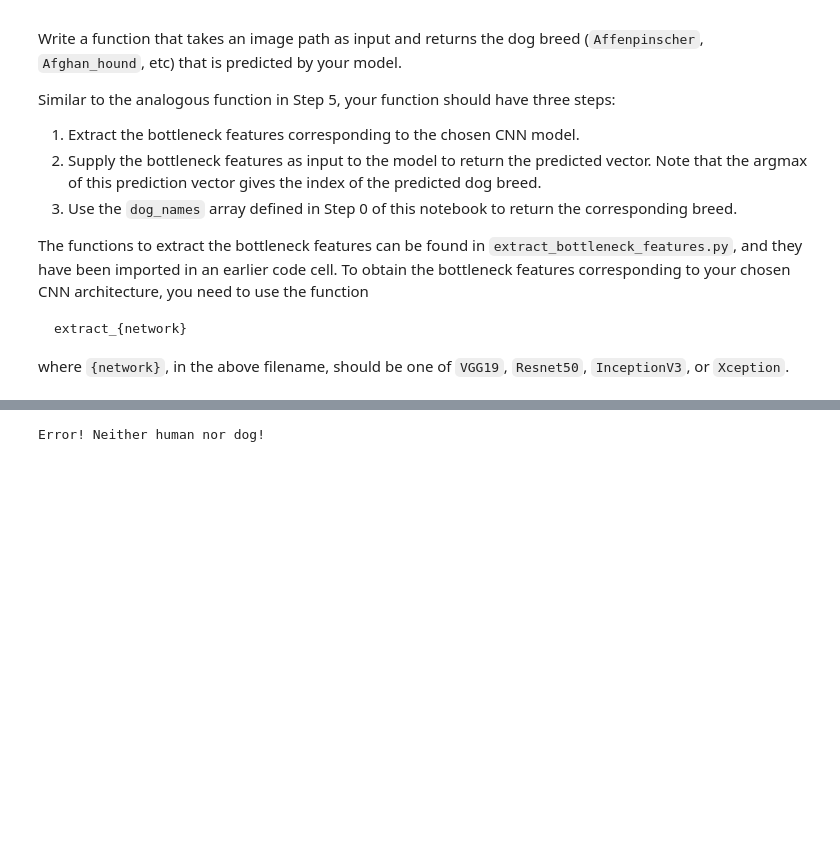
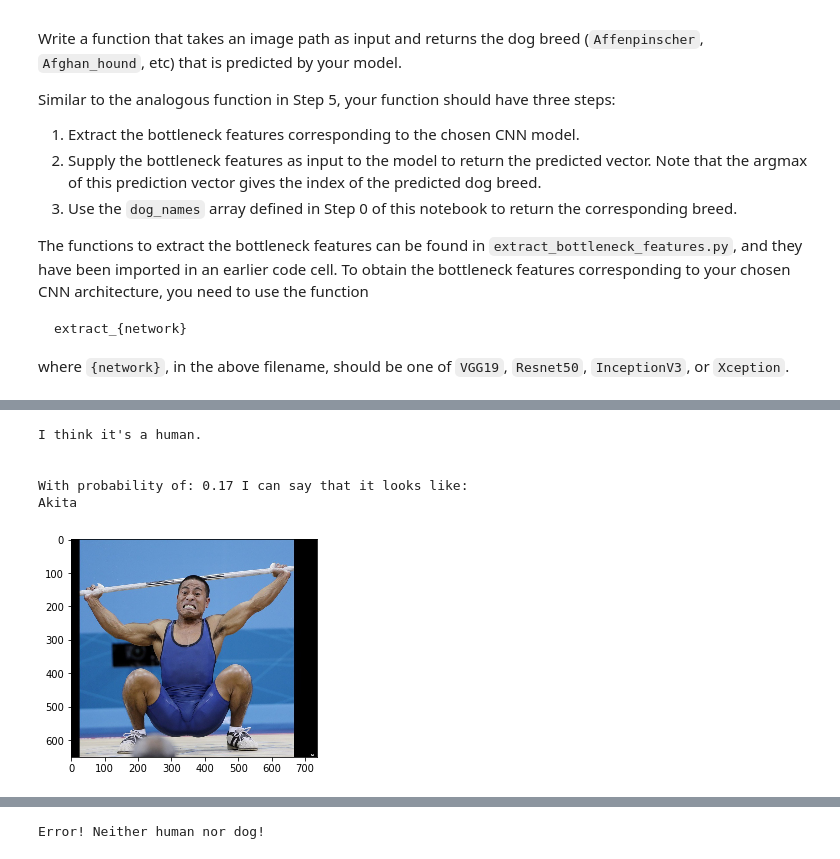
Before and after one commit to julijanna/dog-project, a Jupyter notebook: dog_app.ipynb, the cells around one changed output, grey strips where cells are left out. Saved outputs shown, nothing was run; the diff lists cells and outputs as text; code cells hidden in the pictures; blank space fills up the shorter version.

```diff
--- a/dog_app.ipynb
+++ b/dog_app.ipynb
@@ -781,3 +801,12 @@ Looks like: Basset_hound
+# %%
+which_dog_breed('myImages/weightlifter_face.jpg')
+# %% [output]
+I think it's a human.
+
+
+With probability of: 0.17 I can say that it looks like:
+Akita
+[figure, added]
 # %%
 which_dog_breed('myImages/doll_face.jpg')
 # %% [output]
```
Also changed, not shown: parts of 18 cells of this notebook, 3 other files.
